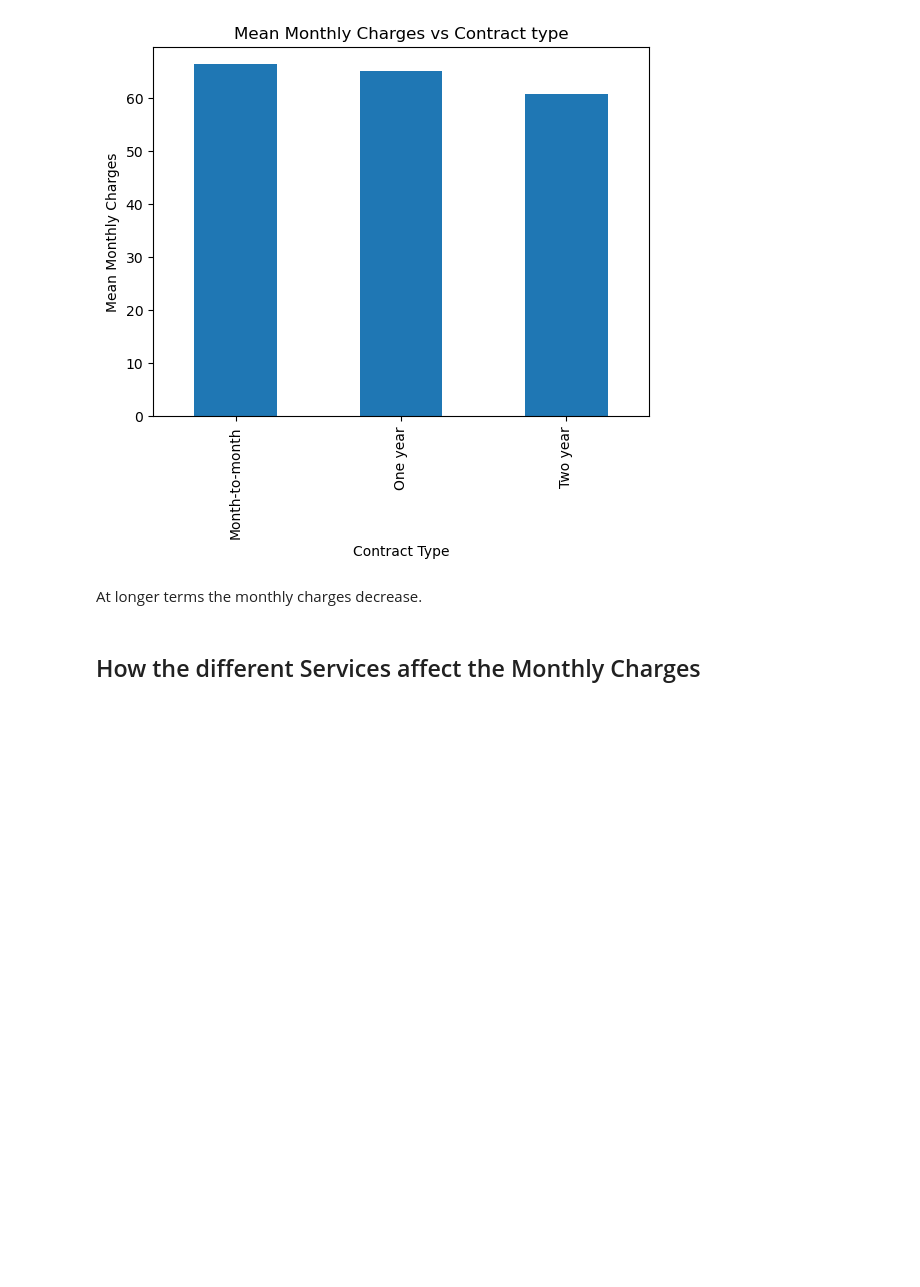
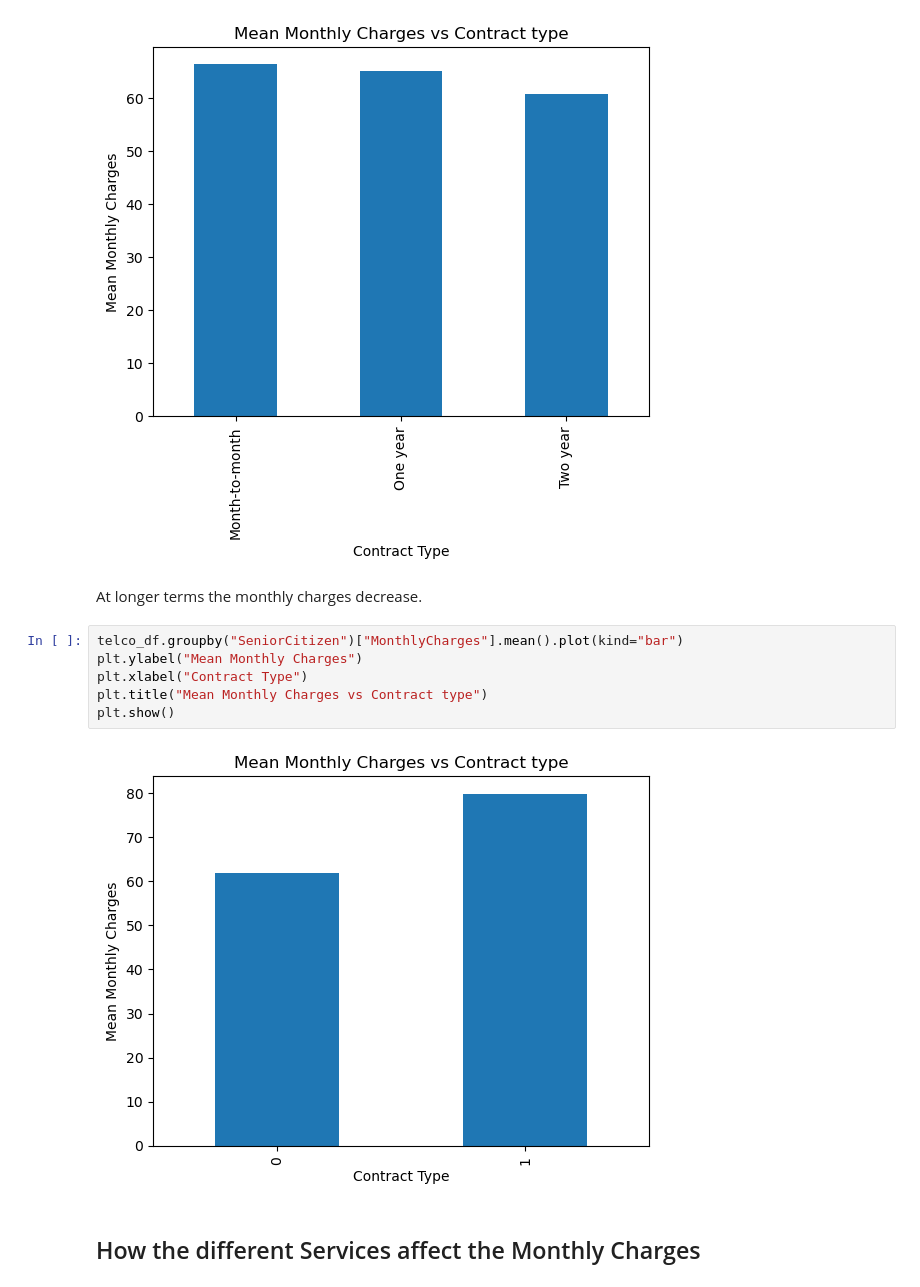
Before and after one commit to JKariithi/churn_rate_analysis, a Jupyter notebook: churn_rate_analysis.ipynb, the cells around one changed output. Drawn from its saved outputs; the diff is of its cells as text; blank space fills up the shorter version.

```diff
--- a/churn_rate_analysis.ipynb
+++ b/churn_rate_analysis.ipynb
@@ -310,6 +300,14 @@ plt.show()
 [figure]
 # %% [markdown]
 At longer terms the monthly charges decrease.
+# %%
+telco_df.groupby("SeniorCitizen")["MonthlyCharges"].mean().plot(kind="bar")
+plt.ylabel("Mean Monthly Charges")
+plt.xlabel("Contract Type")
+plt.title("Mean Monthly Charges vs Contract type")
+plt.show()
+# %% [output]
+[figure, added]
 # %% [markdown]
 ## How the different Services affect the Monthly Charges
 # %%
```
Also changed, not shown: parts of 32 cells of this notebook.
